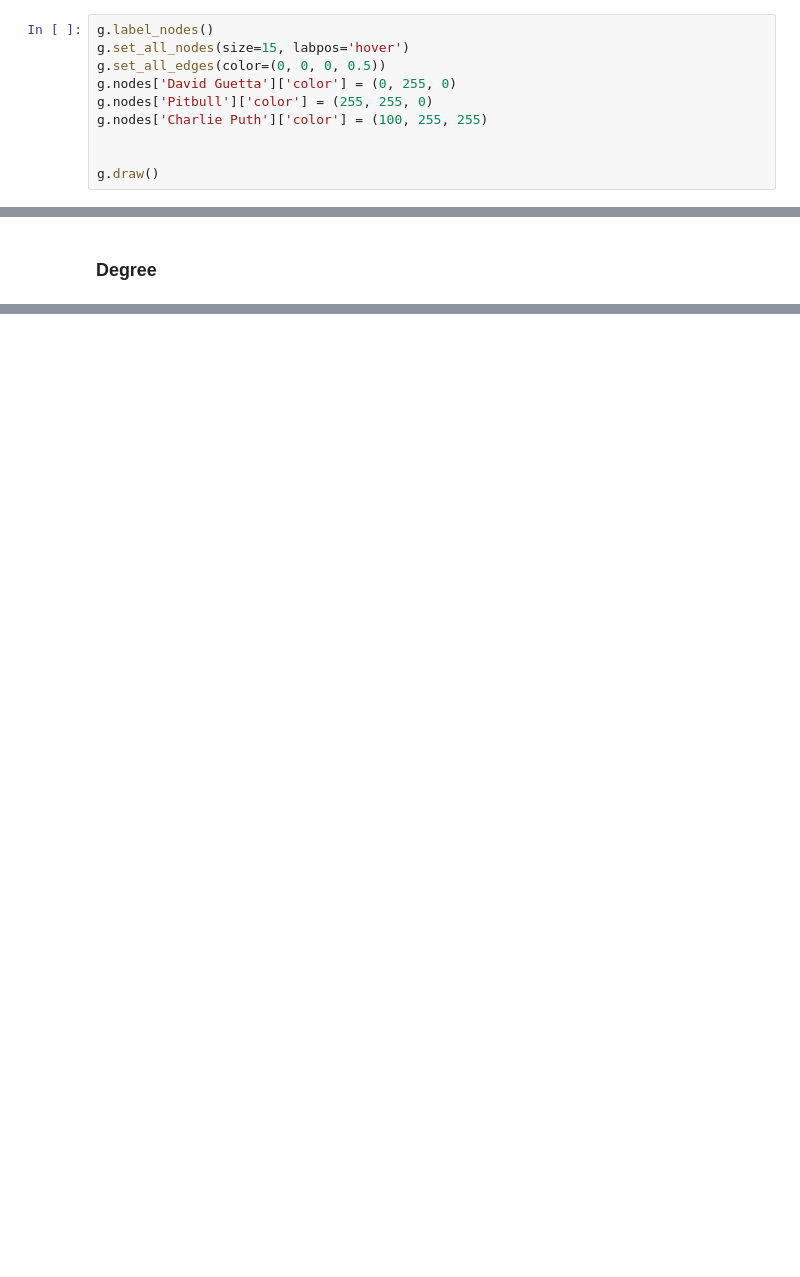
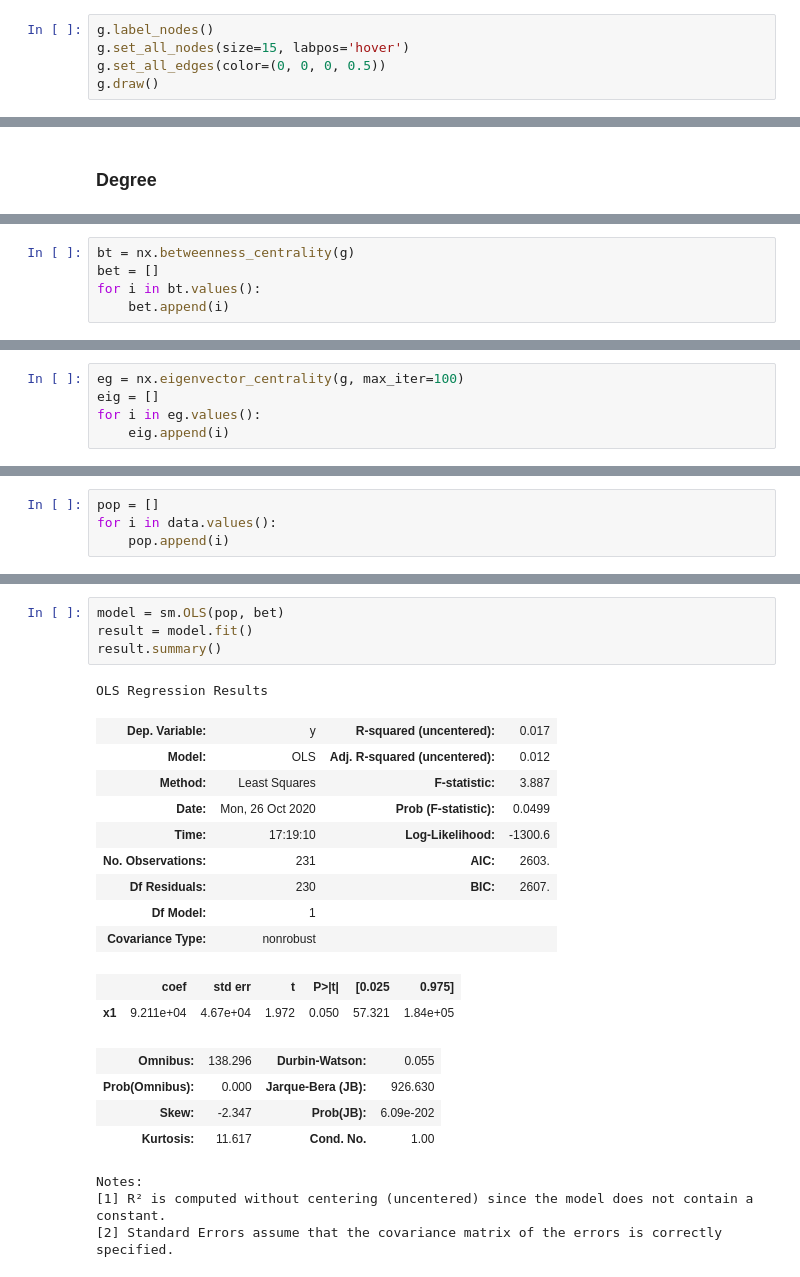
Before and after one commit to slimkaki/SpotifyNetwork, a Jupyter notebook: spotify_network.ipynb, the cells around one changed output, grey strips where cells are left out. Cells and saved outputs as stored; diff of their text form; blank space fills up the shorter version.

```diff
--- a/spotify_network.ipynb
+++ b/spotify_network.ipynb
@@ -33,11 +19,6 @@ g = fm.load('spotify.gml')
 g.label_nodes()
 g.set_all_nodes(size=15, labpos='hover')
 g.set_all_edges(color=(0, 0, 0, 0.5))
-g.nodes['David Guetta']['color'] = (0, 255, 0)
-g.nodes['Pitbull']['color'] = (255, 255, 0)
-g.nodes['Charlie Puth']['color'] = (100, 255, 255)
-
-
 g.draw()
 # %% [output]
 [interactive output not drawn]
@@ -90,0 +40,5 @@ PnB Rock 1
+# %%
+bt = nx.betweenness_centrality(g)
+bet = []
+for i in bt.values():
+    bet.append(i)
@@ -90,0 +47,5 @@ PnB Rock 1
+# %%
+eg = nx.eigenvector_centrality(g, max_iter=100)
+eig = []
+for i in eg.values():
+    eig.append(i)
@@ -90,0 +56,4 @@ PnB Rock 1
+# %%
+pop = []
+for i in data.values():
+    pop.append(i)
@@ -90,0 +64,24 @@ PnB Rock 1
+# %%
+model = sm.OLS(pop, bet)
+result = model.fit()
+result.summary()
+# %% [output]
+OLS Regression Results
+| Dep. Variable: | y | R-squared (uncentered): | 0.017 |
+| Model: | OLS | Adj. R-squared (uncentered): | 0.012 |
+| Method: | Least Squares | F-statistic: | 3.887 |
+| Date: | Mon, 26 Oct 2020 | Prob (F-statistic): | 0.0499 |
+| Time: | 17:19:10 | Log-Likelihood: | -1300.6 |
+| No. Observations: | 231 | AIC: | 2603. |
+| Df Residuals: | 230 | BIC: | 2607. |
+| Df Model: | 1 |  |  |
+| Covariance Type: | nonrobust |  |  |
+|  | coef | std err | t | P>|t| | [0.025 | 0.975] |
+| x1 | 9.211e+04 | 4.67e+04 | 1.972 | 0.050 | 57.321 | 1.84e+05 |
+| Omnibus: | 138.296 | Durbin-Watson: | 0.055 |
+| Prob(Omnibus): | 0.000 | Jarque-Bera (JB): | 926.630 |
+| Skew: | -2.347 | Prob(JB): | 6.09e-202 |
+| Kurtosis: | 11.617 | Cond. No. | 1.00 |
+Notes:
+[1] R² is computed without centering (uncentered) since the model does not contain a constant.
+[2] Standard Errors assume that the covariance matrix of the errors is correctly specified.
```
Also changed, not shown: parts of 20 cells of this notebook, 8 other files.
